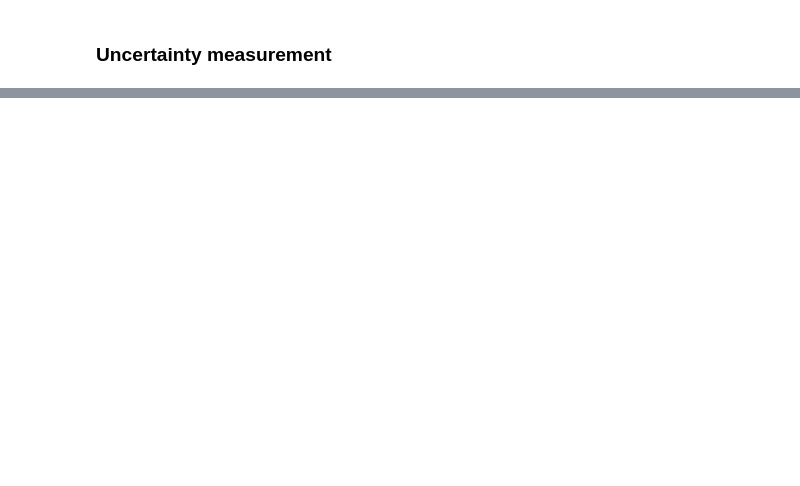
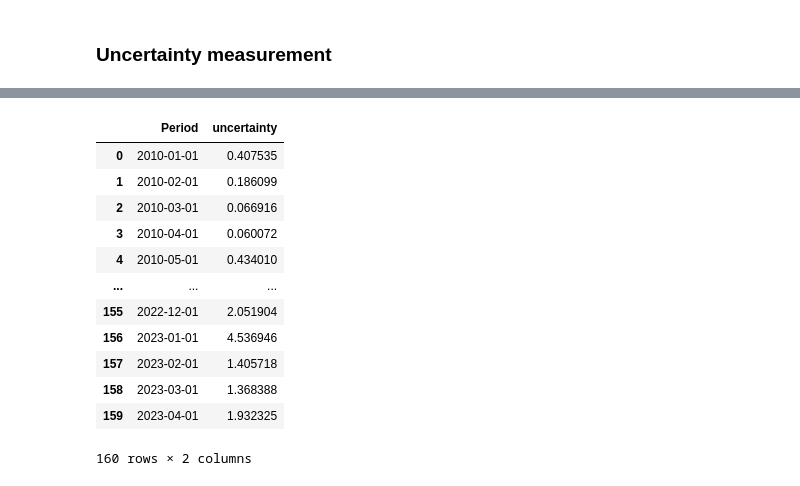
Before and after one commit to Sifan1997/Code_for_thesis, a Jupyter notebook: notebook/2_uncertainty_measurement.ipynb, the cells around one changed output, grey strips where cells are left out. Saved outputs shown, nothing was run; the diff lists cells and outputs as text; code cells hidden in the pictures; blank space fills up the shorter version.

```diff
--- a/notebook/2_uncertainty_measurement.ipynb
+++ b/notebook/2_uncertainty_measurement.ipynb
@@ -253,0 +304,16 @@ uncertainties_1
+# %%
+uncertainties_2
+# %% [output]
+|  | Period | uncertainty |
+| 0 | 2010-01-01 | 0.407535 |
+| 1 | 2010-02-01 | 0.186099 |
+| 2 | 2010-03-01 | 0.066916 |
+| 3 | 2010-04-01 | 0.060072 |
+| 4 | 2010-05-01 | 0.434010 |
+| ... | ... | ... |
+| 155 | 2022-12-01 | 2.051904 |
+| 156 | 2023-01-01 | 4.536946 |
+| 157 | 2023-02-01 | 1.405718 |
+| 158 | 2023-03-01 | 1.368388 |
+| 159 | 2023-04-01 | 1.932325 |
+160 rows × 2 columns
```
Also changed, not shown: parts of 20 cells of this notebook, 14 other files.
